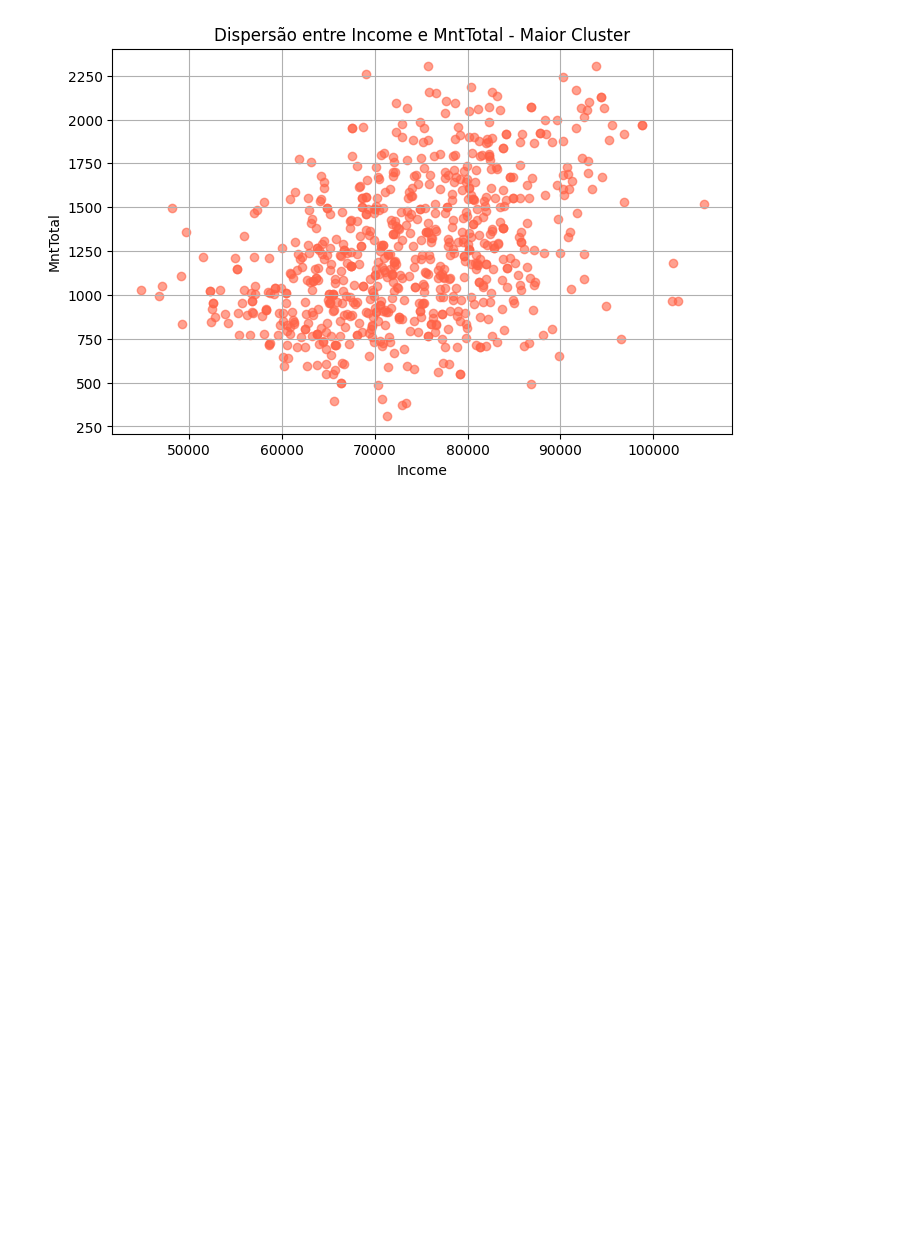
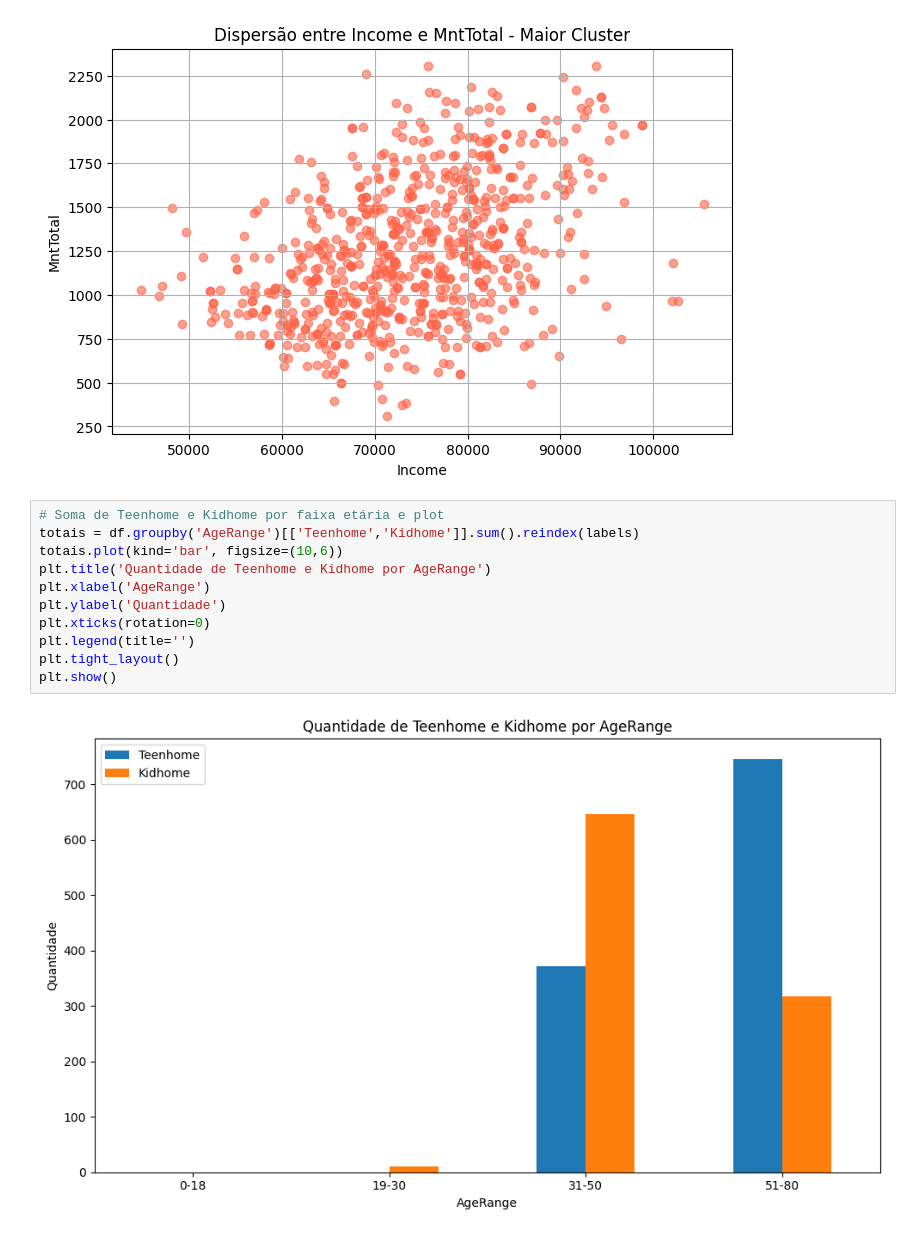
Before and after one commit to evertonenrico/Ifood_Insights, a Jupyter notebook: Ifood_Dataset/Import_DataSet_Ifood.ipynb, the cells around one changed output. Cells and saved outputs as stored; diff of their text form; blank space fills up the shorter version.

```diff
--- a/Ifood_Dataset/Import_DataSet_Ifood.ipynb
+++ b/Ifood_Dataset/Import_DataSet_Ifood.ipynb
@@ -778,3 +806,16 @@ plt.grid(True)
 plt.show()
 # %% [output]
 [figure]
+# %%
+# Soma de Teenhome e Kidhome por faixa etária e plot
+totais = df.groupby('AgeRange')[['Teenhome','Kidhome']].sum().reindex(labels)
+totais.plot(kind='bar', figsize=(10,6))
+plt.title('Quantidade de Teenhome e Kidhome por AgeRange')
+plt.xlabel('AgeRange')
+plt.ylabel('Quantidade')
+plt.xticks(rotation=0)
+plt.legend(title='')
+plt.tight_layout()
+plt.show()
+# %% [output]
+[figure, added]
```
Also changed, not shown: parts of 16 cells of this notebook.
